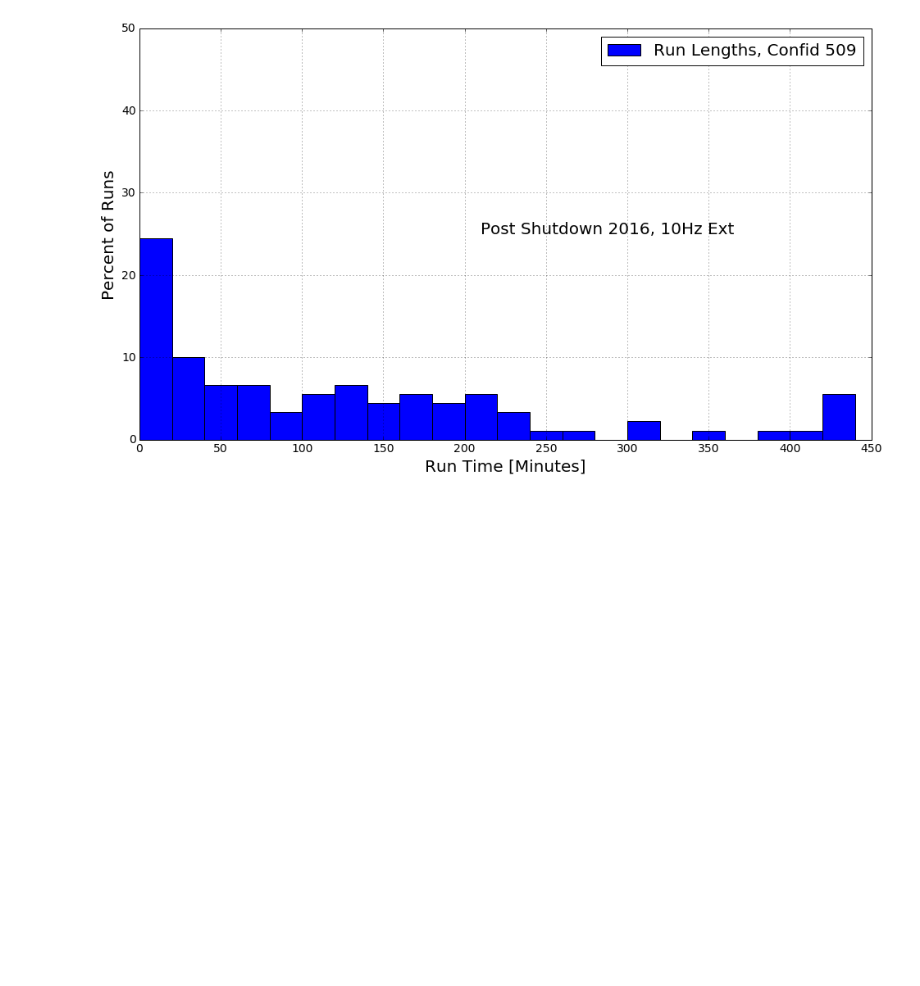
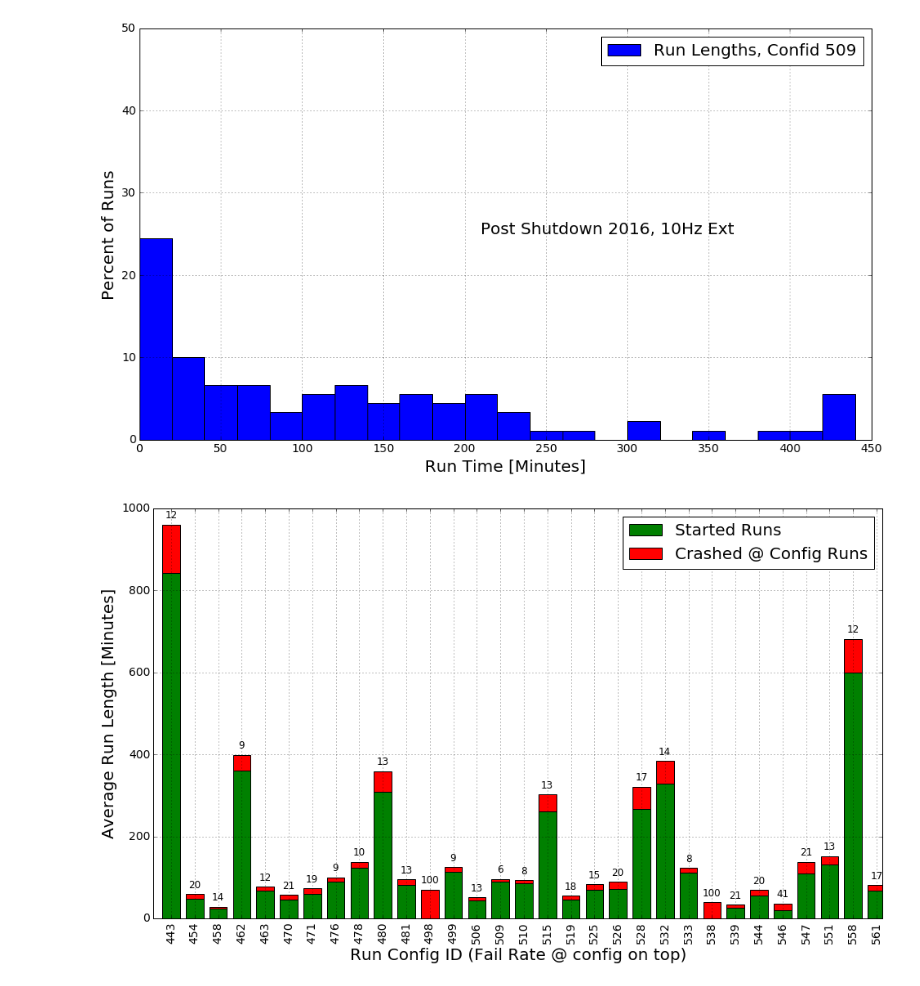
Before and after one commit to coreyjadams/DAQ-Uptime, a Jupyter notebook: DAQStability.ipynb, the cells around one changed output. Cells and saved outputs as stored; diff of their text form; code cells hidden in the pictures; blank space fills up the shorter version.

```diff
--- a/DAQStability.ipynb
+++ b/DAQStability.ipynb
@@ -165,0 +216,4 @@ for key in config_name.keys():
+# %%
+plot_config_average_lengths(run_df, 25)
+# %% [output]
+[figure, added]
```
Also changed, not shown: parts of 3 cells of this notebook.
